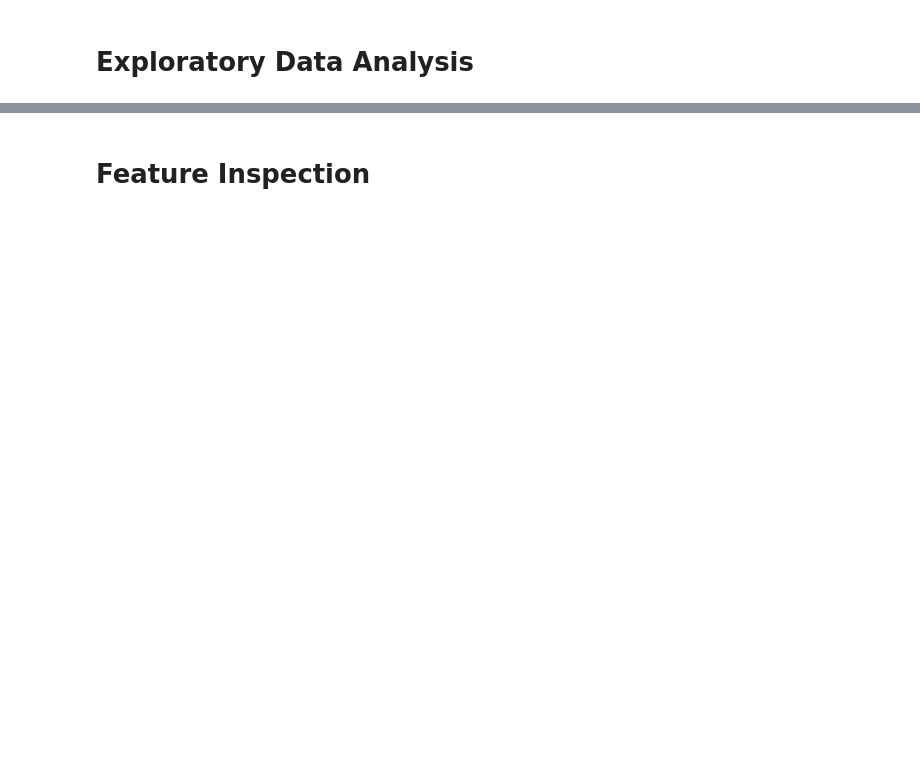
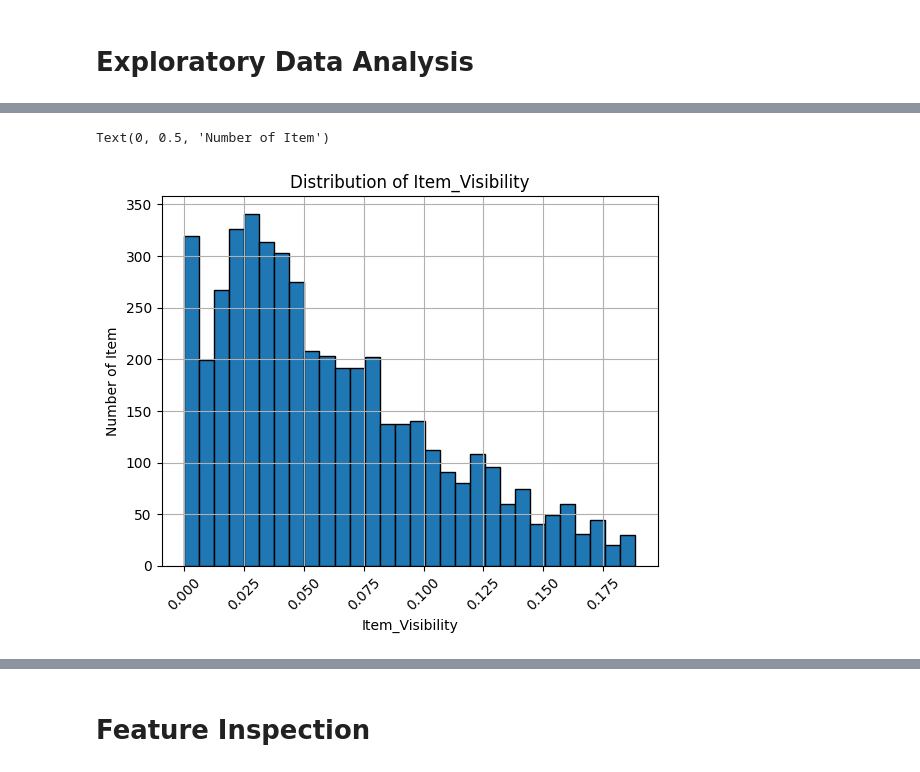
Before and after one commit to hadeelfarash/Prediction_of_Product_Sales, a Jupyter notebook: Prediction_of_Product_Sales.ipynb, the cells around one changed output, grey strips where cells are left out. Saved outputs shown, nothing was run; the diff lists cells and outputs as text; code cells hidden in the pictures; blank space fills up the shorter version.

```diff
--- a/Prediction_of_Product_Sales.ipynb
+++ b/Prediction_of_Product_Sales.ipynb
@@ -182,0 +207,12 @@ df.head()
+# %%
+# create a hist of Item_Visibility colom
+
+ax = df['Item_Visibility'].hist(bins = 30, edgecolor = 'black')
+ax.tick_params(axis='x', rotation = 45)
+ax.ticklabel_format(style='plain')
+ax.set_title('Distribution of Item_Visibility')
+ax.set_xlabel('Item_Visibility')
+ax.set_ylabel('Number of Item')
+# %% [output]
+Text(0, 0.5, 'Number of Item')
+[figure, added]
```
Also changed, not shown: parts of 7 cells of this notebook.
